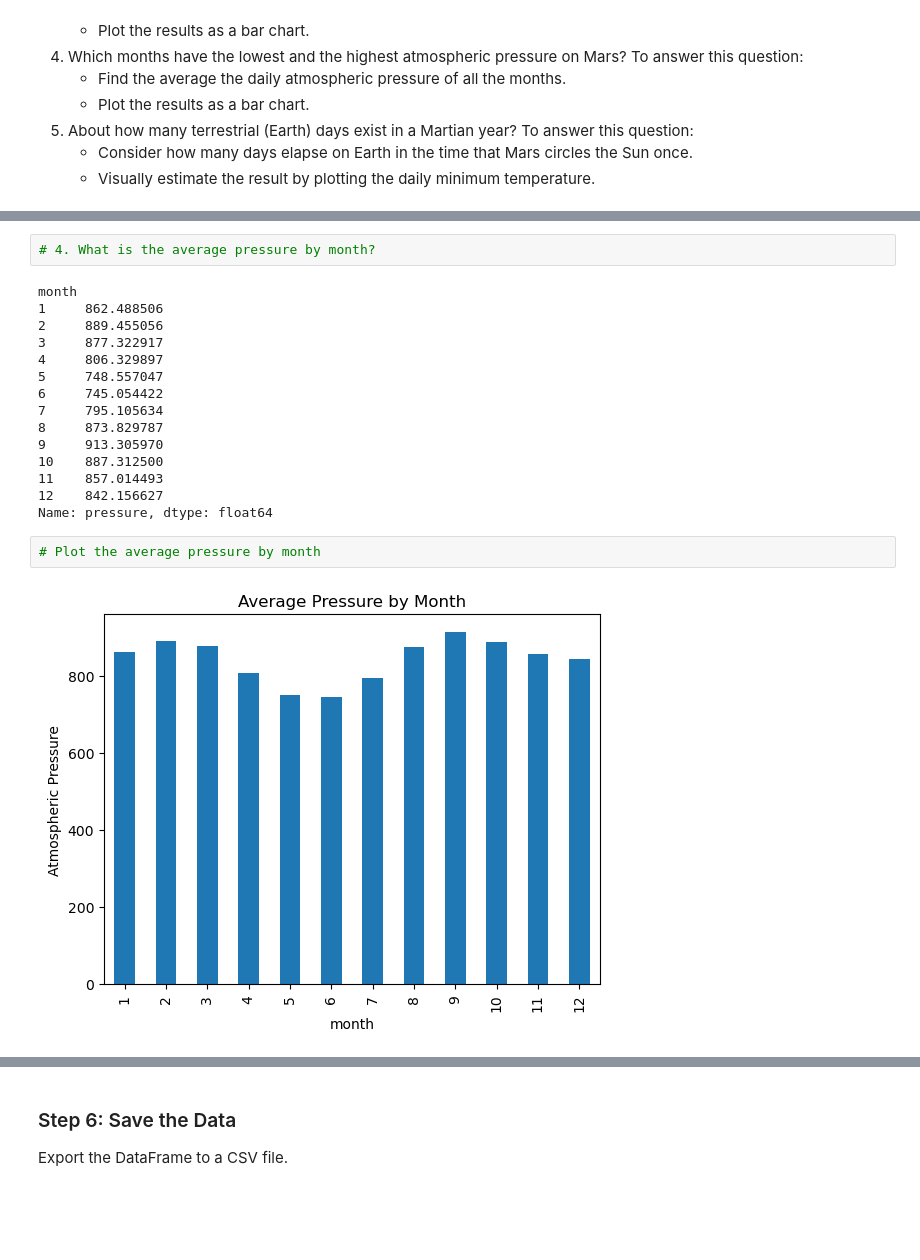
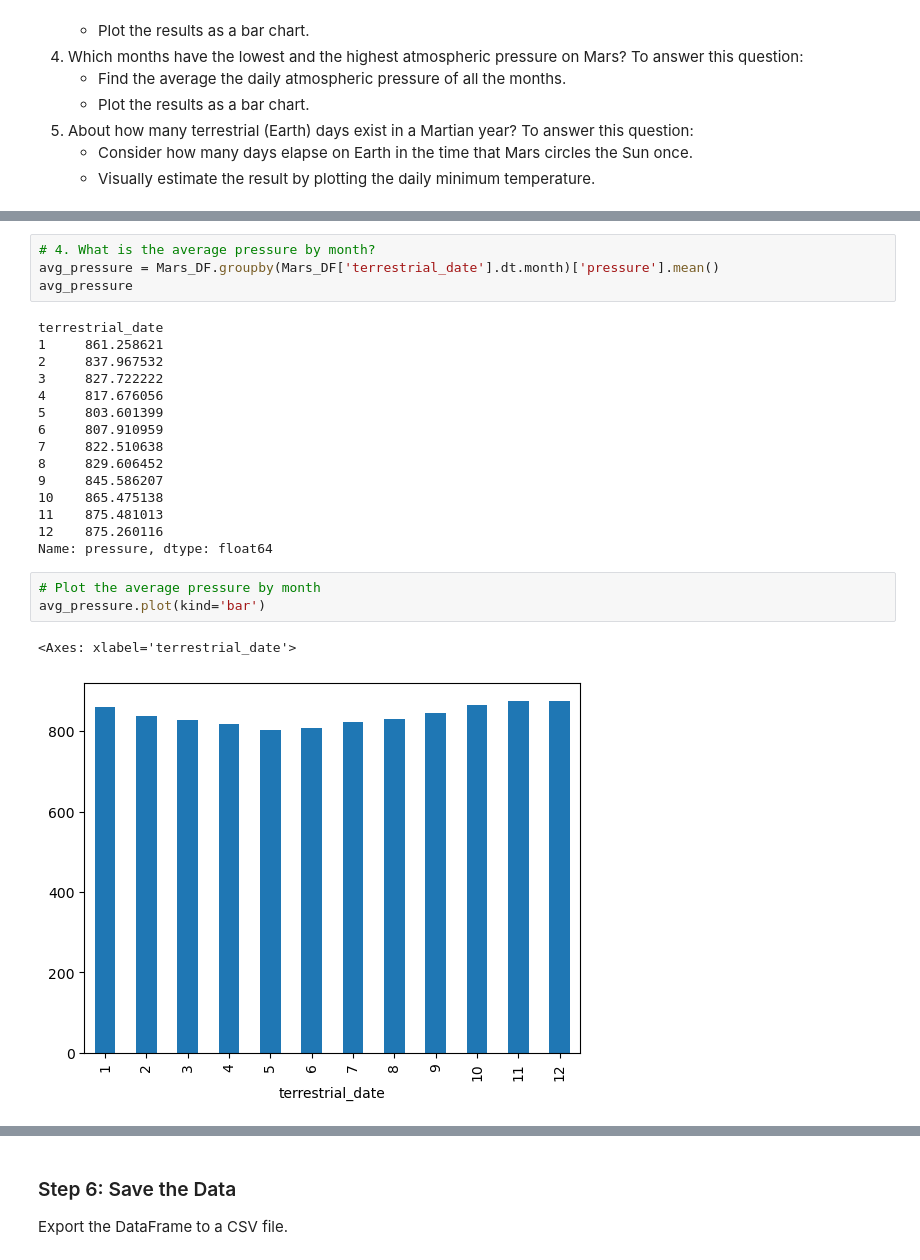
Before and after one commit to grant-i/mars_scrape, a Jupyter notebook: part_2_mars_weather.ipynb, the cells around one changed output, grey strips where cells are left out. Saved outputs shown, nothing was run; the diff lists cells and outputs as text; blank space fills up the shorter version.

```diff
--- a/part_2_mars_weather.ipynb
+++ b/part_2_mars_weather.ipynb
@@ -153,23 +172,27 @@ Name: min_temp, dtype: float64
 # %%
 # 4. What is the average pressure by month?
+avg_pressure = Mars_DF.groupby(Mars_DF['terrestrial_date'].dt.month)['pressure'].mean()
+avg_pressure
 # %% [output]
-month
-1     862.488506
-2     889.455056
-3     877.322917
-4     806.329897
-5     748.557047
-6     745.054422
-7     795.105634
-8     873.829787
-9     913.305970
-10    887.312500
-11    857.014493
-12    842.156627
+terrestrial_date
+1     861.258621
+2     837.967532
+3     827.722222
+4     817.676056
+5     803.601399
+6     807.910959
+7     822.510638
+8     829.606452
+9     845.586207
+10    865.475138
+11    875.481013
+12    875.260116
 Name: pressure, dtype: float64
 # %%
 # Plot the average pressure by month
+avg_pressure.plot(kind='bar')
 # %% [output]
+<Axes: xlabel='terrestrial_date'>
-[figure, old version]
+[figure, new version]
 # %%
 # Identify the lowest and highest pressure months in Curiosity's location by sorting the previous graph
```
Also changed, not shown: parts of 16 cells of this notebook, 2 other files.
